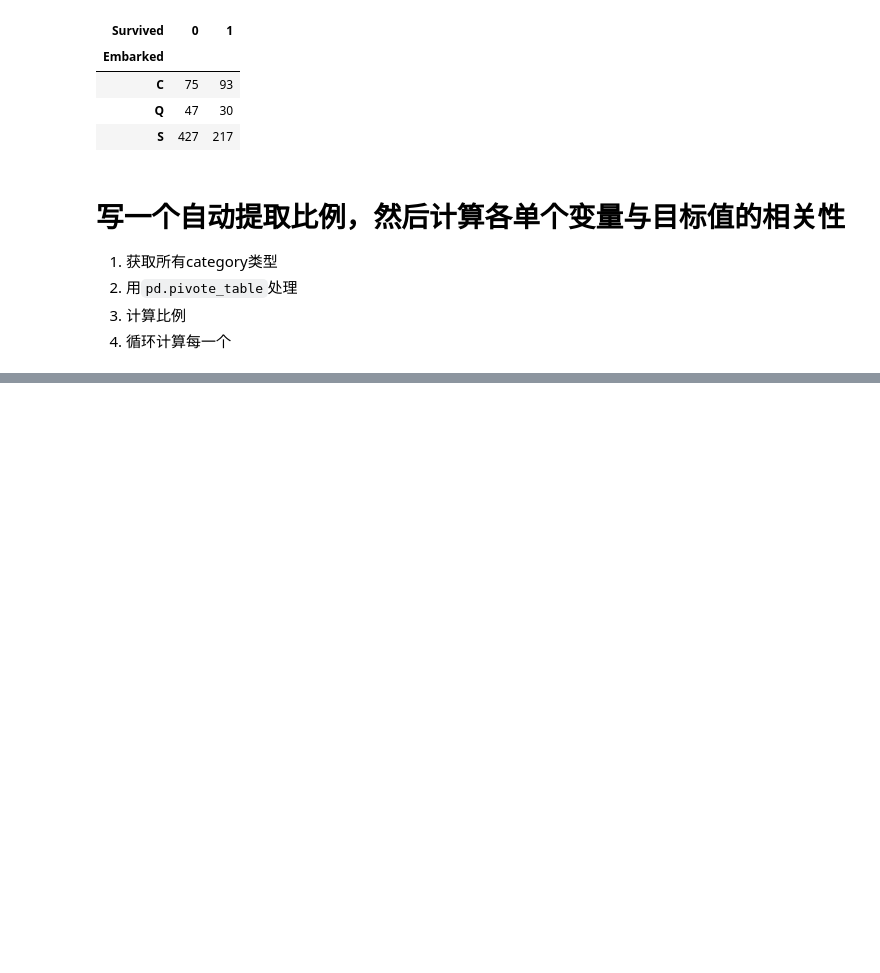
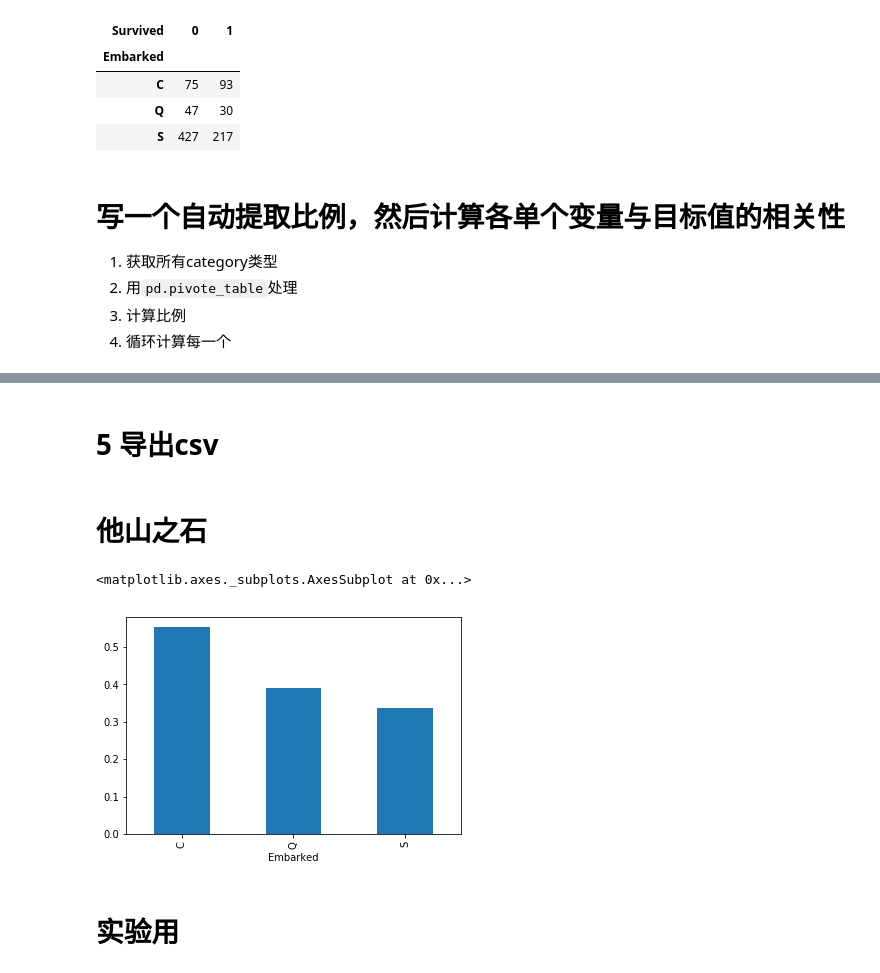
Before and after one commit to sunzhicheng369/titan, a Jupyter notebook: titan.ipynb, the cells around one changed output, grey strips where cells are left out. Saved outputs shown, nothing was run; the diff lists cells and outputs as text; code cells hidden in the pictures; blank space fills up the shorter version.

```diff
--- a/titan.ipynb
+++ b/titan.ipynb
@@ -426,0 +807,2 @@ emb_s[[0,1]]
+# %% [markdown]
+# 5 导出csv
@@ -426,0 +811,10 @@ emb_s[[0,1]]
+# %% [markdown]
+# 他山之石
+# %%
+max_survived_rate=(titan.groupby(['Embarked']).sum()/titan.groupby(['Embarked']).count())['Survived']
+max_survived_rate.plot(kind='bar')
+# %% [output]
+<matplotlib.axes._subplots.AxesSubplot at 0x...>
+[figure, added]
+# %% [markdown]
+# 实验用
```
Also changed, not shown: parts of 45 cells of this notebook, 1 other file.
